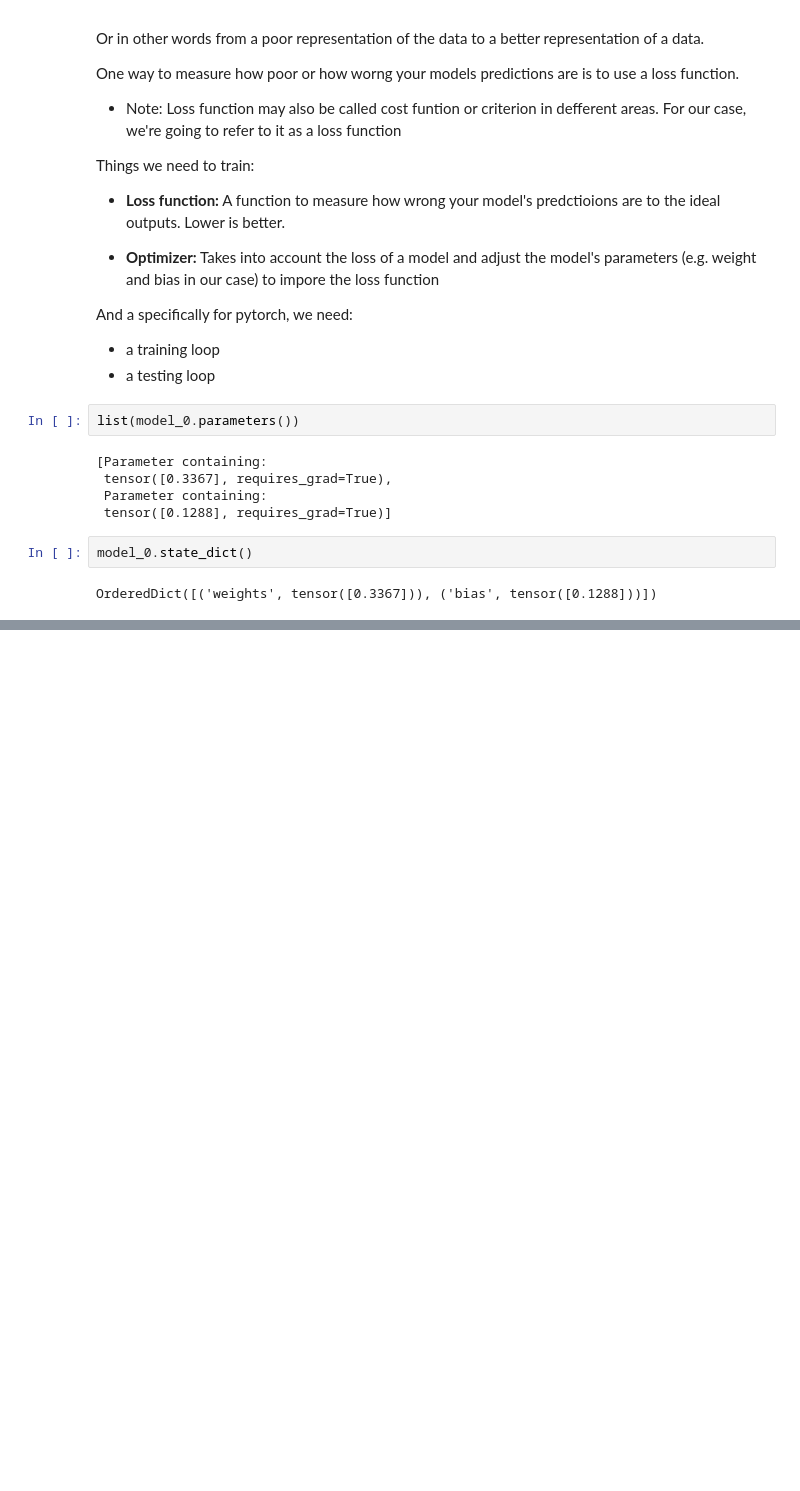
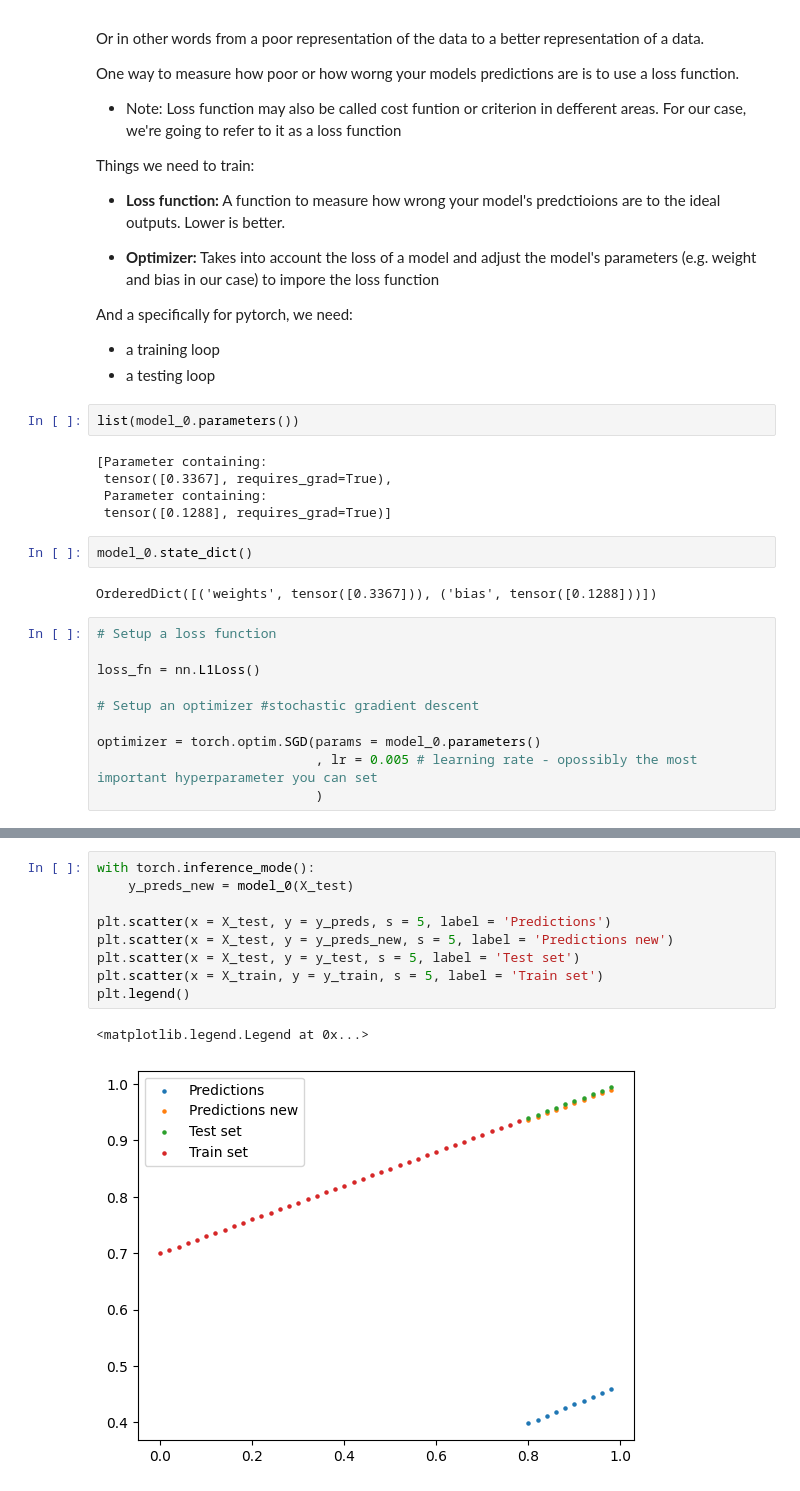
Before and after one commit to Qertal/KursStreamlit, a Jupyter notebook: pytorch/01_pytorch_workflow.ipynb, the cells around one changed output, grey strips where cells are left out. Drawn from its saved outputs; the diff is of its cells as text; blank space fills up the shorter version.

```diff
--- a/pytorch/01_pytorch_workflow.ipynb
+++ b/pytorch/01_pytorch_workflow.ipynb
@@ -291,3 +292,13 @@ list(model_0.parameters())
 model_0.state_dict()
 # %% [output]
 OrderedDict([('weights', tensor([0.3367])), ('bias', tensor([0.1288]))])
+# %%
+# Setup a loss function
+
+loss_fn = nn.L1Loss()
+
+# Setup an optimizer #stochastic gradient descent
+
+optimizer = torch.optim.SGD(params = model_0.parameters()
+                            , lr = 0.005 # learning rate - opossibly the most important hyperparameter you can set
+                            )
@@ -293,0 +413,12 @@ OrderedDict([('weights', tensor([0.3367])), ('bias', tensor([0.1288]))])
+# %%
+with torch.inference_mode():
+    y_preds_new = model_0(X_test)
+
+plt.scatter(x = X_test, y = y_preds, s = 5, label = 'Predictions')
+plt.scatter(x = X_test, y = y_preds_new, s = 5, label = 'Predictions new')
+plt.scatter(x = X_test, y = y_test, s = 5, label = 'Test set')
+plt.scatter(x = X_train, y = y_train, s = 5, label = 'Train set')
+plt.legend()
+# %% [output]
+<matplotlib.legend.Legend at 0x...>
+[figure, added]
```
Also changed, not shown: parts of 56 cells of this notebook, 5 other files.
